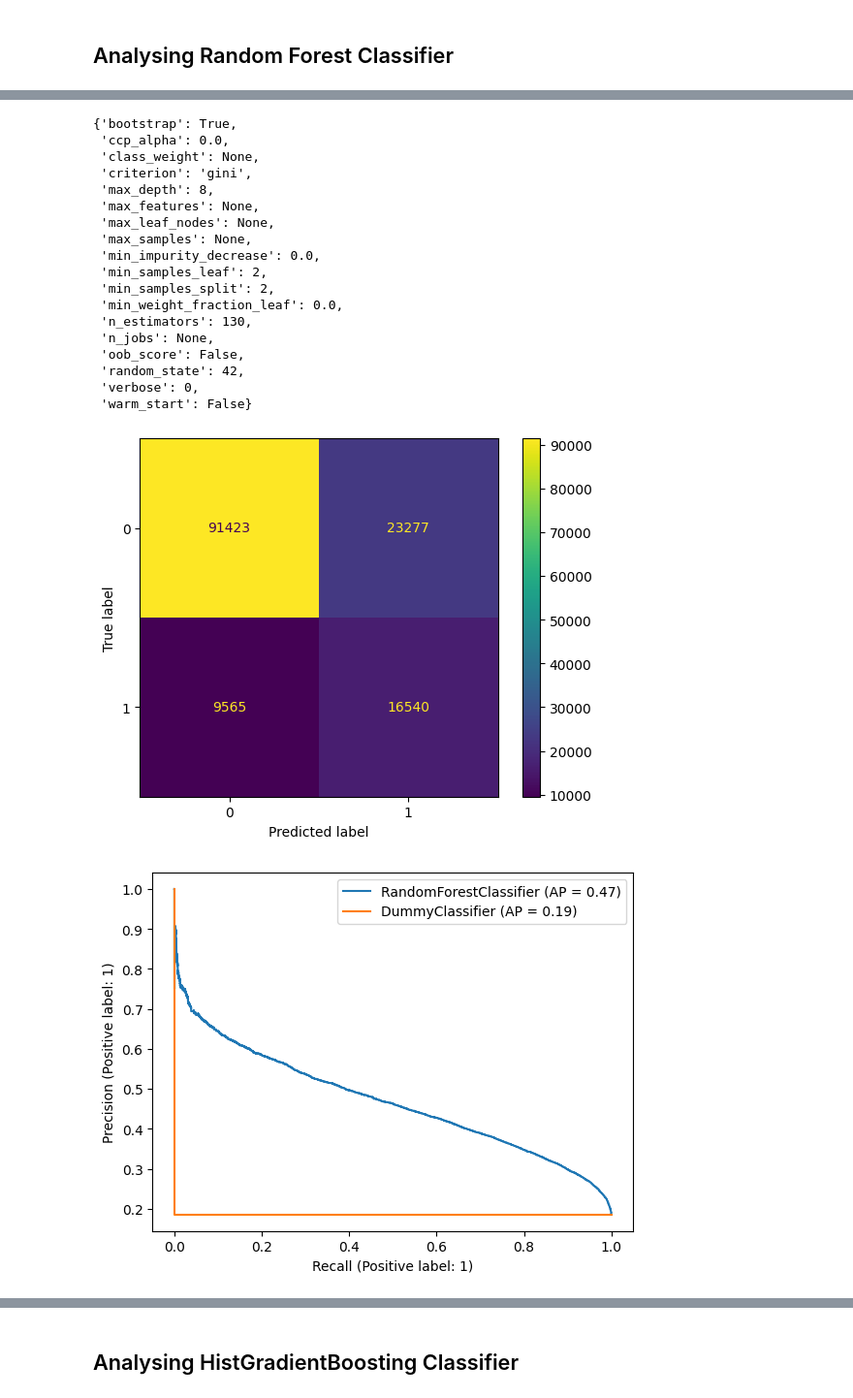
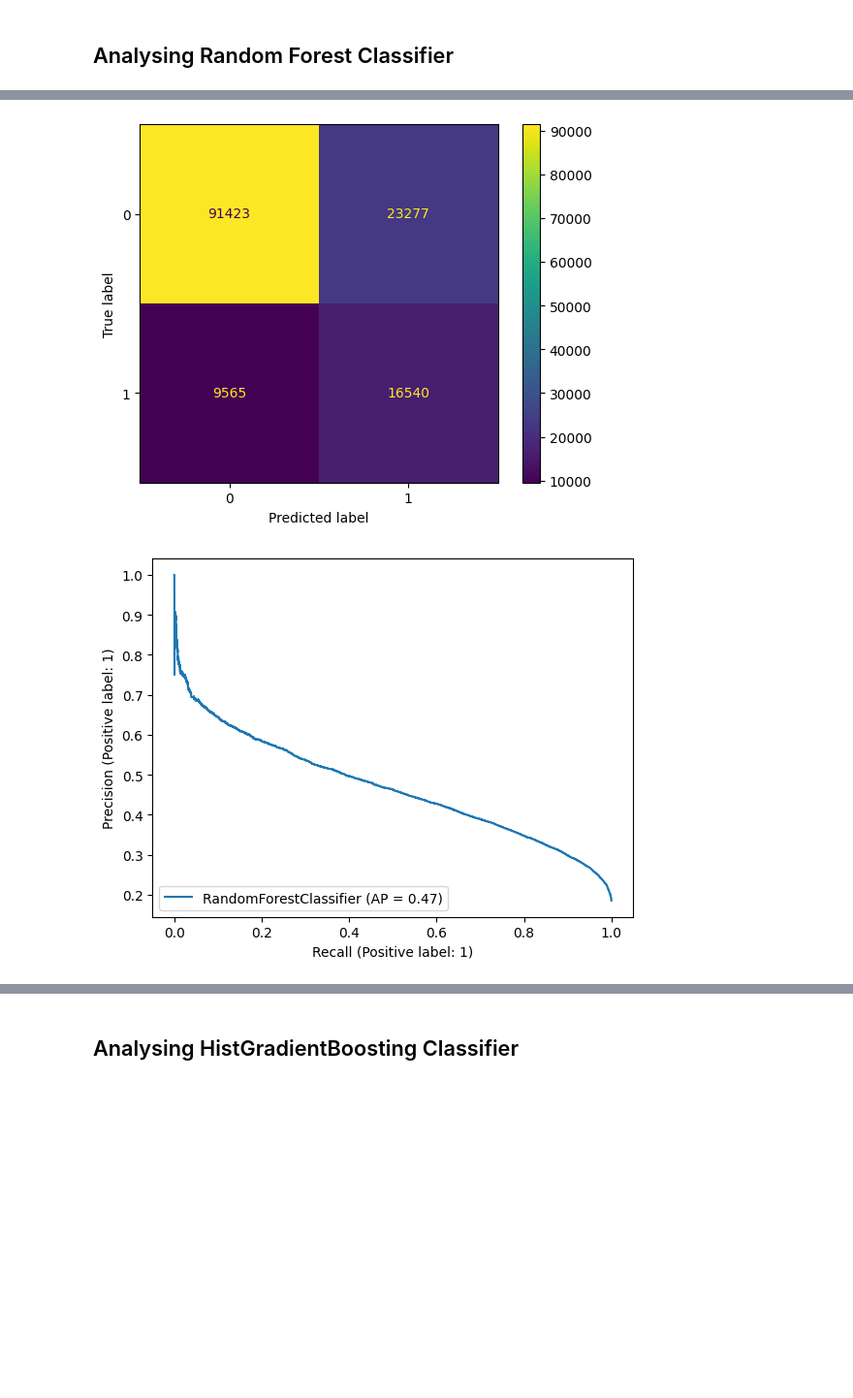
Before and after one commit to n-hundenborn/diabetes-forecasting, a Jupyter notebook: dev_model_training.ipynb, the cells around one changed output, grey strips where cells are left out. Shown at 97% size. Drawn from its saved outputs; the diff is of its cells as text; code cells hidden in the pictures; blank space fills up the shorter version.

```diff
--- a/dev_model_training.ipynb
+++ b/dev_model_training.ipynb
@@ -351,8 +351,8 @@ def analyse_model(model: ClassifierMixin, X_test: pd.DataFrame, y_test: pd.Serie
     fig2 = plt.figure()
     ax2 = fig2.add_subplot()
     pr_display = PrecisionRecallDisplay.from_predictions(y_test, y_proba, ax=ax2, name=model_name) # add drawstyle="default" to make the curve smoother - but less accurate
-    pr_display_dummy = PrecisionRecallDisplay.from_predictions(y_test, dummy_y_proba, ax=ax2, name="DummyClassifier")
-    plt.legend(loc='upper right')
+    # pr_display_dummy = PrecisionRecallDisplay.from_predictions(y_test, dummy_y_proba, ax=ax2, name="DummyClassifier")
+    # plt.legend(loc='upper right')
 
     # display ROC Curve
     fig3 = plt.figure()
@@ -386,7 +386,7 @@ def get_best_parameters_for_model(df: pd.DataFrame, features: list, target: str,
 
     model = classifier(random_state=42)
 
-    CV_model = RandomizedSearchCV(estimator=model, param_distributions=param_distribution, n_iter=n_iter, cv=cv, n_jobs=-1, scoring=custom_scorer, verbose=50)
+    CV_model = RandomizedSearchCV(estimator=model, param_distributions=param_distribution, n_iter=n_iter, cv=cv, n_jobs=-1, scoring=custom_scorer, verbose=10)
 
     CV_model.fit(X_train, y_train)
     print("Model fitted successfully")
@@ -397,7 +397,7 @@ def get_best_parameters_for_model(df: pd.DataFrame, features: list, target: str,
 
     if make_analysis:
         # create dummy classifier for comparing performance
-        dummy_clf = DummyClassifier(strategy="stratified")
+        dummy_clf = DummyClassifier(strategy="most_frequent")
 
         dummy_clf.fit(X_train, y_train)
 
@@ -489,5 +470,5 @@ param_distribution = {
     ],
 }
 
-X_train, y_train, X_test, y_test, CV_model = get_best_parameters_for_model(df_prepared, feature_list, target_name, RandomForestClassifier, param_distribution, n_iter=16, cv=5)
+X_train, y_train, X_test, y_test, CV_model = get_best_parameters_for_model(df_prepared, feature_list, target_name, RandomForestClassifier, param_distribution, n_iter=30, cv=5)
 # %% [output]
@@ -496,39 +487,21 @@ Model fitted successfully
 # %%
 # load the model from disk
 CV_model = pickle.load(open("models/RandomForestClassifier1.sav", 'rb'))
-dummy_clf = DummyClassifier(strategy="stratified")
+dummy_clf = DummyClassifier(strategy="uniform")
 dummy_clf.fit(X_train, y_train)
 
 analyse_model(model=CV_model, X_test=X_test, y_test=y_test, dummy_clf=dummy_clf)
-CV_model.get_params()
+# CV_model.get_params()
 # %% [output]
 ----- Optimal threshold for this model according to F1.0-score -----
 Best Threshold: 0.2605
 Achieved Precision: 41.54 %
 Achieved Recall: 63.3595 %
 F1.0-score: 50.1805 %
 ----- AUC-score -----
 0.8048413701156902
-{'bootstrap': True,
- 'ccp_alpha': 0.0,
- 'class_weight': None,
- 'criterion': 'gini',
- 'max_depth': 8,
- 'max_features': None,
- 'max_leaf_nodes': None,
- 'max_samples': None,
- 'min_impurity_decrease': 0.0,
- 'min_samples_leaf': 2,
- 'min_samples_split': 2,
- 'min_weight_fraction_leaf': 0.0,
- 'n_estimators': 130,
- 'n_jobs': None,
- 'oob_score': False,
- 'random_state': 42,
- 'verbose': 0,
- 'warm_start': False}
 [figure]
-[figure, old version]
+[figure, new version]
 [figure]
 # %% [markdown]
 ## Analysing HistGradientBoosting Classifier
```
Also changed, not shown: parts of 3 cells of this notebook.
